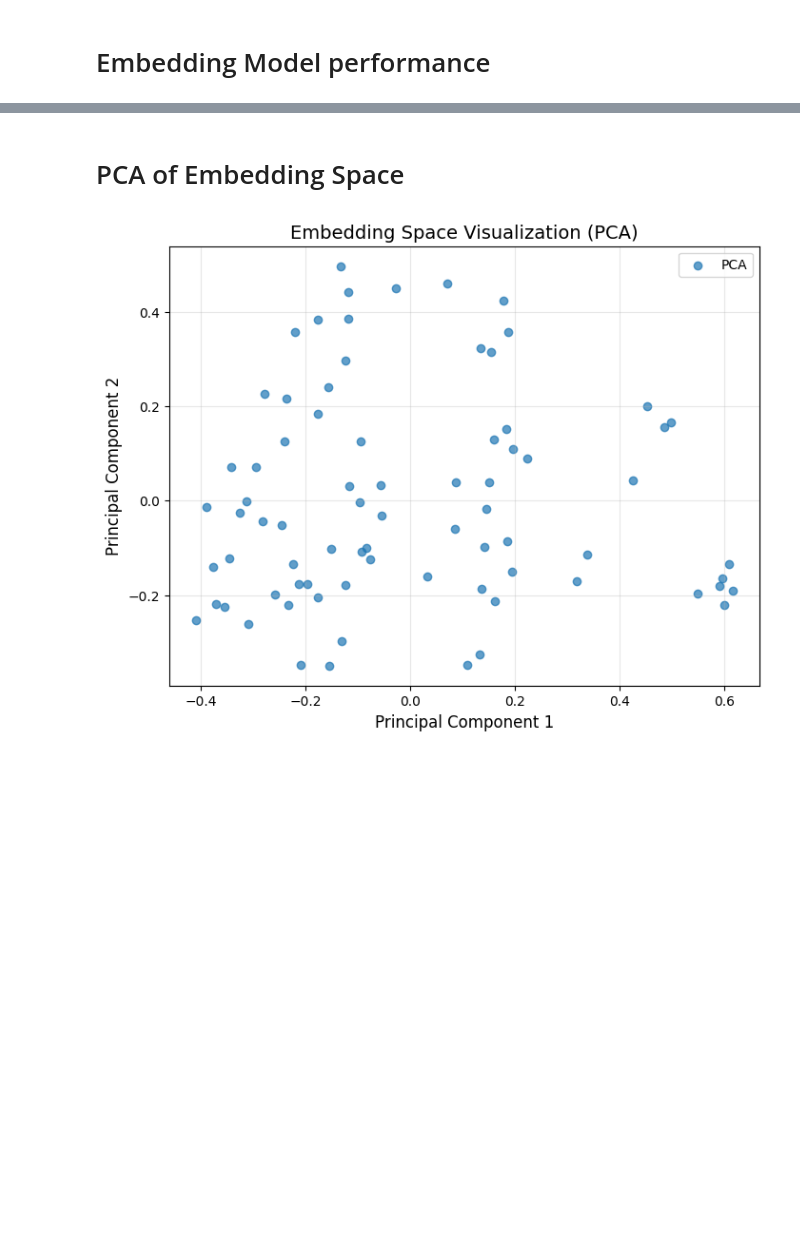
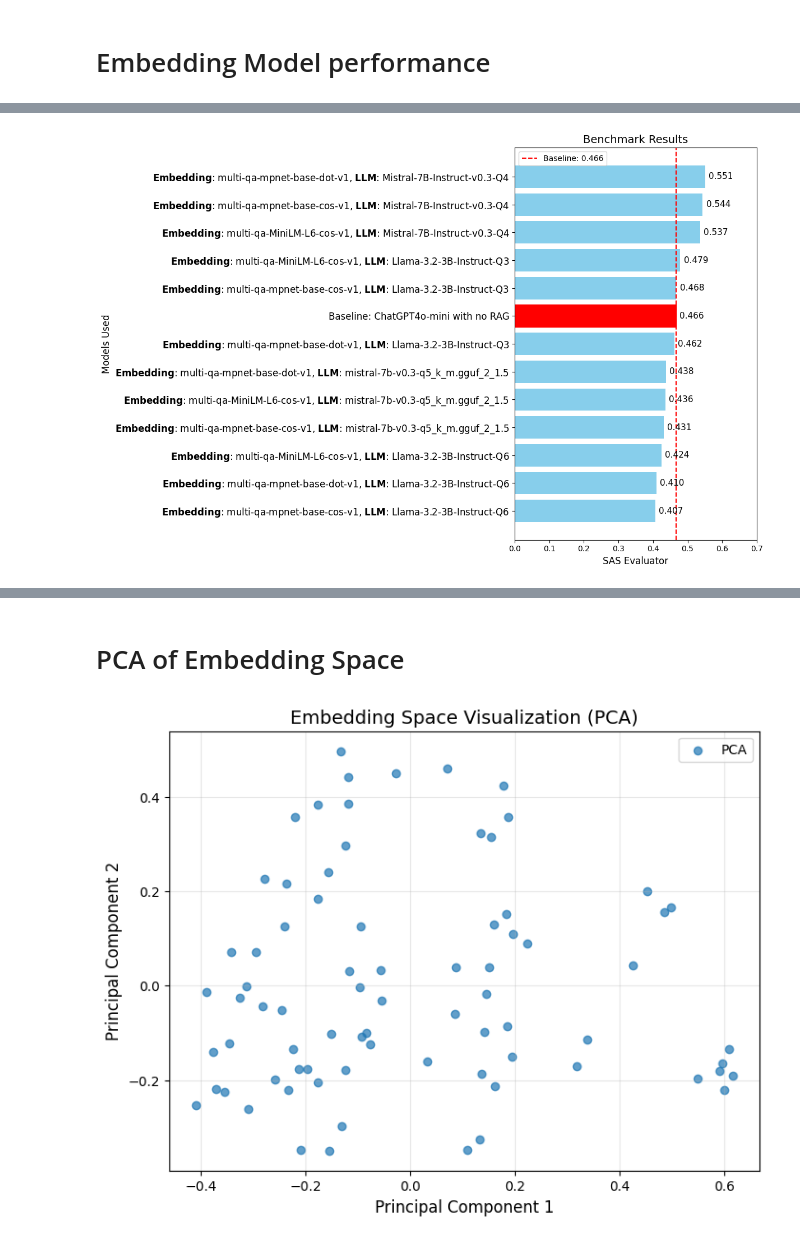
Before and after one commit to mategyerek/Capstone-RAG-project, a Jupyter notebook: Data Analysis Notebook.ipynb, the cells around one changed output, grey strips where cells are left out. Cells and saved outputs as stored; diff of their text form; code cells hidden in the pictures; blank space fills up the shorter version.

```diff
--- a/Data Analysis Notebook.ipynb
+++ b/Data Analysis Notebook.ipynb
@@ -370,0 +448,10 @@ plot_stacked_benchmark_results(better_results, worse_results, pattern, 'SAS Eval
+# %%
+import matplotlib.pyplot as plt
+import re
+
+models = ['multi-qa-mpnet-base-dot-v1', 'multi-qa-mpnet-base-cos-v1', 'multi-qa-MiniLM-L6-cos-v1']
+pattern = r'results_([a-zA-Z0-9\-\(\)_]+)_model_weights_([a-zA-Z0-9\.\-\_]+(?:-[a-zA-Z0-9]+)*)(?:-Q\d+.*)?(?:_gguf.*?\d+.*)?\.csv'
+results = highest_eval('/Users/stefanbozhilov/Documents/GitHub/Capstone-RAG-project/results_allmodels_withquestion', 'sas_evaluator')
+plot_benchmark_results(results, pattern, 'SAS Evaluator', 'results_gpt4o-mini_NO-RAG.csv', models = models)
+# %% [output]
+[figure, added]
```
Also changed, not shown: parts of 35 cells of this notebook, 1 other file.
